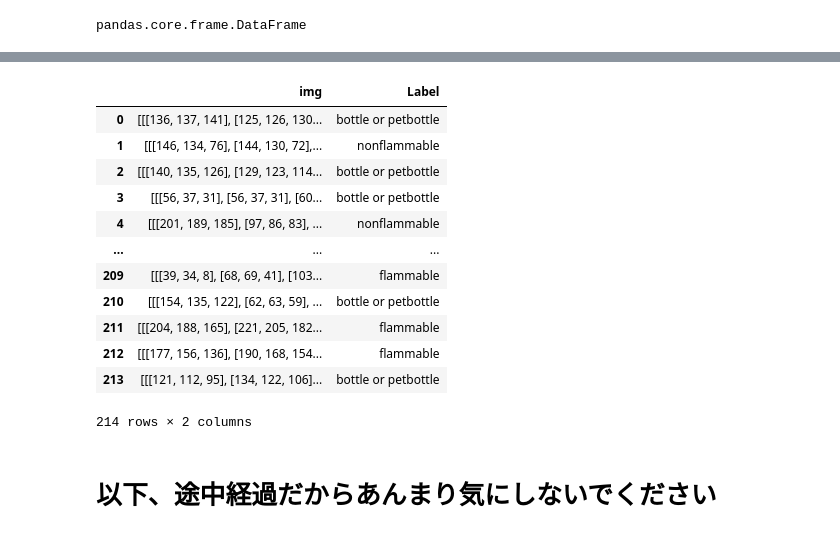
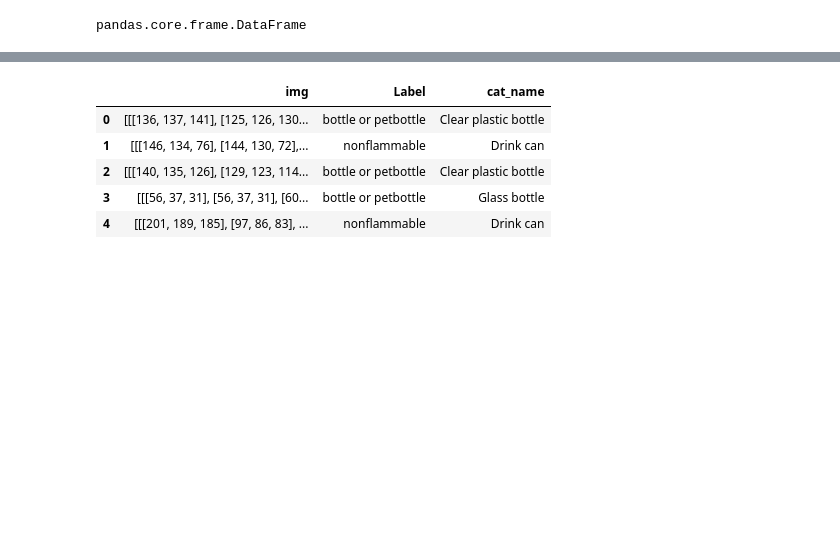
Before and after one commit to asao-kanta/team4, a Jupyter notebook: trash.ipynb, the cells around one changed output, grey strips where cells are left out. Saved outputs shown, nothing was run; the diff lists cells and outputs as text; code cells hidden in the pictures; blank space fills up the shorter version.

```diff
--- a/trash.ipynb
+++ b/trash.ipynb
@@ -349,20 +213,10 @@ df_label.head()
 # %%
-df_trash = df_label.loc[:, ['img', 'Label']]
+df_trash = df_label.loc[:, ['img', 'Label','cat_name']]
+df_trash.head()
+# %% [output]
+|  | img | Label | cat_name |
+| 0 | [[[136, 137, 141], [125, 126, 130... | bottle or petbottle | Clear plastic bottle |
+| 1 | [[[146, 134, 76], [144, 130, 72],... | nonflammable | Drink can |
+| 2 | [[[140, 135, 126], [129, 123, 114... | bottle or petbottle | Clear plastic bottle |
+| 3 | [[[56, 37, 31], [56, 37, 31], [60... | bottle or petbottle | Glass bottle |
+| 4 | [[[201, 189, 185], [97, 86, 83], ... | nonflammable | Drink can |
-# %%
-df_trash
-# %% [output]
-|  | img | Label |
-| 0 | [[[136, 137, 141], [125, 126, 130... | bottle or petbottle |
-| 1 | [[[146, 134, 76], [144, 130, 72],... | nonflammable |
-| 2 | [[[140, 135, 126], [129, 123, 114... | bottle or petbottle |
-| 3 | [[[56, 37, 31], [56, 37, 31], [60... | bottle or petbottle |
-| 4 | [[[201, 189, 185], [97, 86, 83], ... | nonflammable |
-| ... | ... | ... |
-| 209 | [[[39, 34, 8], [68, 69, 41], [103... | flammable |
-| 210 | [[[154, 135, 122], [62, 63, 59], ... | bottle or petbottle |
-| 211 | [[[204, 188, 165], [221, 205, 182... | flammable |
-| 212 | [[[177, 156, 136], [190, 168, 154... | flammable |
-| 213 | [[[121, 112, 95], [134, 122, 106]... | bottle or petbottle |
-214 rows × 2 columns
-# %% [markdown]
-# 以下、途中経過だからあんまり気にしないでください
```
Also changed, not shown: parts of 41 cells of this notebook.
